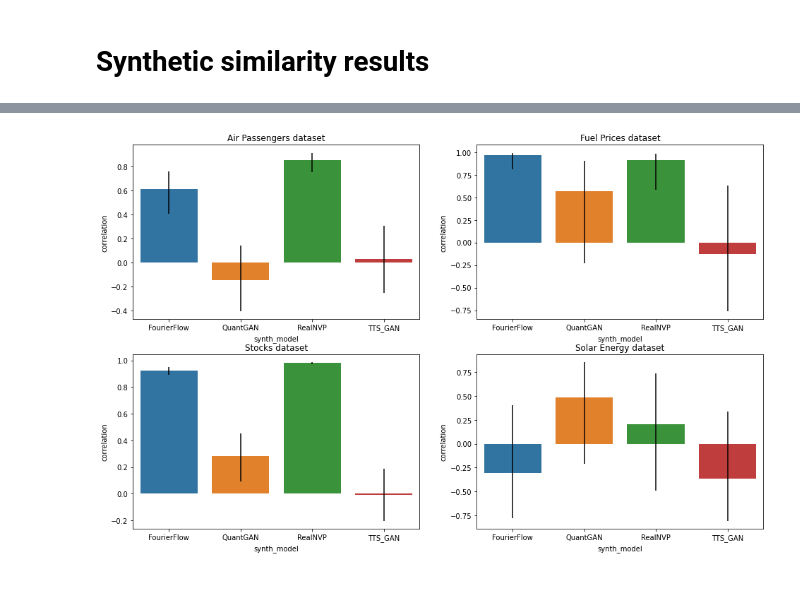
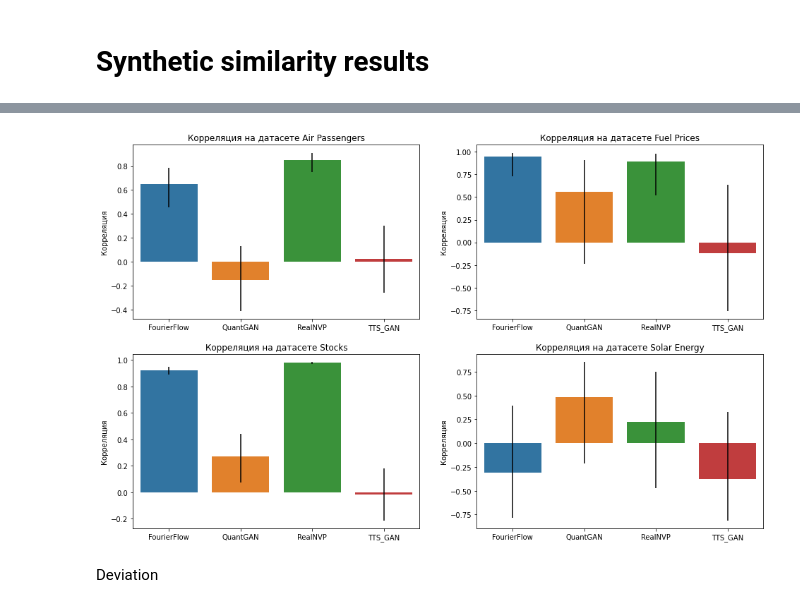
Before and after one commit to timetoai/TimeDiffusion_synth, a Jupyter notebook: results_visualization.ipynb, the cells around one changed output, grey strips where cells are left out. Drawn from its saved outputs; the diff is of its cells as text; code cells hidden in the pictures.

```diff
--- a/results_visualization.ipynb
+++ b/results_visualization.ipynb
@@ -120,9 +123,13 @@ for dataset_name, dataset_dir, dataset_func in (
     fig, axs = plt.subplots(1, 5, figsize=(20, 5))
     axs[0].plot(log_returns(time_series))
     axs[0].set_title(f"Original {dataset_name}")
+    axs[0].get_xaxis().set_visible(False)
+    axs[0].get_yaxis().set_visible(False)
     for i, model_name in zip(range(1, 5), ("QuantGAN", "RealNVP", "FourierFlow", "TTS_GAN")):
         synth_time_series = np.load(dataset_dir / f"synthetic/{model_name}/selected0.npy")
         axs[i].plot(synth_time_series[0].flatten())
         axs[i].set_title(f"Synthetic {model_name}")
+        axs[i].get_xaxis().set_visible(False)
+        axs[i].get_yaxis().set_visible(False)
 plt.show()
 # %% [output]
@@ -139,7 +146,7 @@ for model in ("QuantGAN", "RealNVP", "FourierFlow", "TTS_GAN"):
         df = pd.read_csv(results_dir / f"synth_{dataset_name}_sim_{model}.csv").rename(columns={"sj_div": "js_div"})
         results.append({"model": model, "dataset": dataset_name,
         "kl_div": df["kl_div"].mean(), "js_div": df["js_div"].mean()})
-synth_sim_results = pd.DataFrame(results)
+synth_sim_results = pd.DataFrame(results).replace({1: 0.02203})
 synth_sim_results
 # %% [output]
 |  | model | dataset | kl_div | js_div |
@@ -173,7 +181,7 @@ plt.show()
 # %%
 dfs = {}
 for res_type in ("real", "QuantGAN", "RealNVP", "FourierFlow", "TTS_GAN"):
-    for model in ("cbr", "LSTM", "TCN"):
+    for model in ("LSTM", "TCN"):#, "CBR"):
         for dataset_name in ("hsm", "se", "fp", "ap"):
             if res_type == "real":
                 dfs[f"{res_type}_{model}_{dataset_name}"] = pd.read_csv(results_dir / f"{res_type}_{dataset_name}_{model}.csv")["test"]
@@ -198,9 +206,10 @@ results
 # %%
 corrs = []
 ds_lens = {"hsm": 100, "se": 10, "fp": 8, "ap": 50}
-for model in ("cbr", "LSTM", "TCN"):
+for model in ("LSTM", "TCN"):#, "CBR"):
     for res_type in ("QuantGAN", "RealNVP", "FourierFlow", "TTS_GAN"):
         for dataset_name in ("hsm", "se", "fp", "ap"):
+            # correlation
             res = np.corrcoef([results[f"real_{model}_{dataset_name}"][:ds_lens[dataset_name]],
                 results[f"{res_type}_{model}_{dataset_name}"][:ds_lens[dataset_name]]])[0][1]
             z = 0.5 * np.log((1 + res) / (1 - res))
@@ -269,9 +278,13 @@ plt.show()
 # %%
 fig, axs = plt.subplots(2, 2, figsize=(16, 10))
 for i, dsname in enumerate(corrs_agg.dataset.unique()):
     loc_data = corrs_agg[corrs_agg.dataset == dsname]
     sns.barplot(data=loc_data, x="synth_model", y="correlation",\
         yerr=(loc_data["correlation"] - loc_data["low_bound"], loc_data["high_bound"] - loc_data["correlation"]), ax=axs[i // 2][i % 2])
-    axs[i // 2][i % 2].set_title({"se": "Solar Energy", "hsm": "Stocks", "fp": "Fuel Prices", "ap": "Air Passengers"}[dsname] + " dataset")
+    axs[i // 2][i % 2].set_title("Корреляция на датасете " + {"se": "Solar Energy", "hsm": "Stocks", "fp": "Fuel Prices", "ap": "Air Passengers"}[dsname])
+    axs[i // 2][i % 2].set_xlabel("")
+    axs[i // 2][i % 2].set_ylabel("Корреляция")
 # %% [output]
-[figure, old version]
+[figure, new version]
+# %% [markdown]
+Deviation
```
Also changed, not shown: parts of 15 cells of this notebook.
